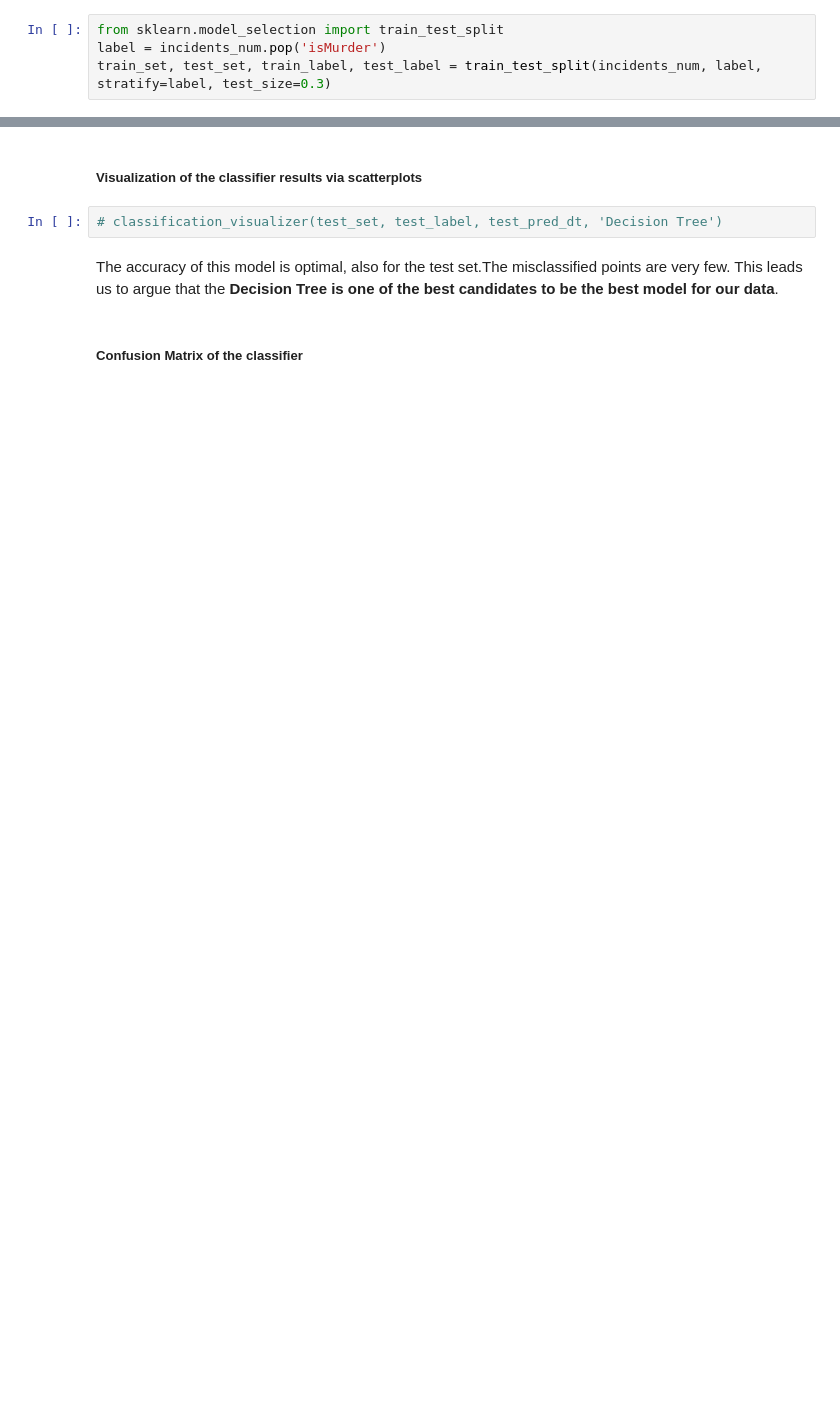
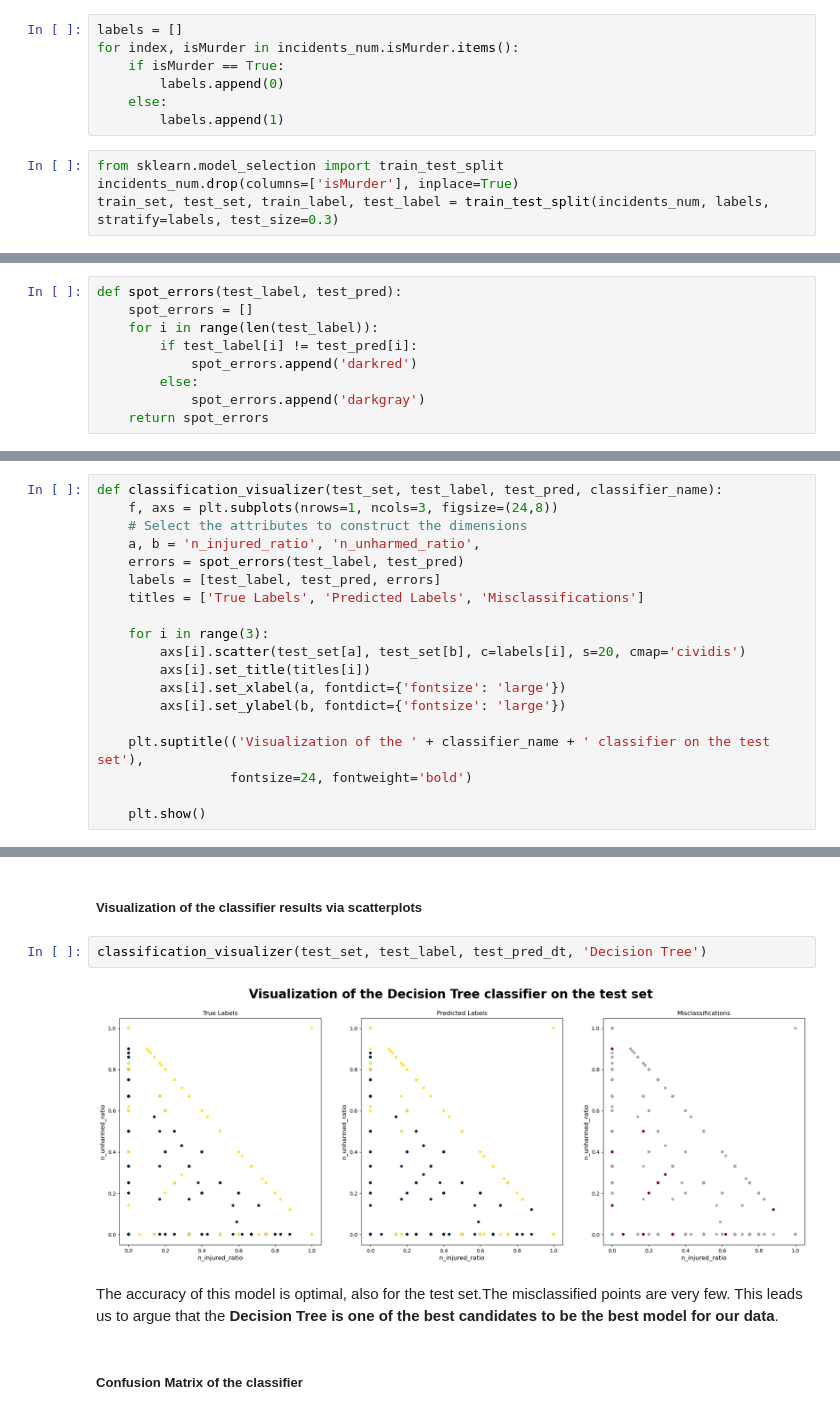
Before and after one commit to LoSpiri/DataMining, a Jupyter notebook: DM_GroupID_TASK3/task_3.ipynb, the cells around one changed output, grey strips where cells are left out. Cells and saved outputs as stored; diff of their text form; blank space fills up the shorter version.

```diff
--- a/DM_GroupID_TASK3/task_3.ipynb
+++ b/DM_GroupID_TASK3/task_3.ipynb
@@ -159,9 +132,16 @@ incidents_num.drop(columns=['n_killed', 'n_killed_ratio'], inplace=True)
 # %% [markdown]
 ### Preparing the training set and test set
+# %%
+labels = []
+for index, isMurder in incidents_num.isMurder.items():
+    if isMurder == True:
+        labels.append(0)
+    else:
+        labels.append(1)
 # %%
 from sklearn.model_selection import train_test_split
-label = incidents_num.pop('isMurder')
-train_set, test_set, train_label, test_label = train_test_split(incidents_num, label, stratify=label, test_size=0.3)
+incidents_num.drop(columns=['isMurder'], inplace=True)
+train_set, test_set, train_label, test_label = train_test_split(incidents_num, labels, stratify=labels, test_size=0.3)
 # %% [markdown]
 ### Aiding the implementation and evaluation of the classifiers with utility functions
 # %%
@@ -176,0 +207,9 @@ def report_scores(test_label, test_pred):
+# %%
+def spot_errors(test_label, test_pred):
+    spot_errors = []
+    for i in range(len(test_label)):
+        if test_label[i] != test_pred[i]:
+            spot_errors.append('darkred')
+        else:
+            spot_errors.append('darkgray')
+    return spot_errors
@@ -176,0 +218,19 @@ def report_scores(test_label, test_pred):
+# %%
+def classification_visualizer(test_set, test_label, test_pred, classifier_name):
+    f, axs = plt.subplots(nrows=1, ncols=3, figsize=(24,8))
+    # Select the attributes to construct the dimensions
+    a, b = 'n_injured_ratio', 'n_unharmed_ratio',
+    errors = spot_errors(test_label, test_pred)
+    labels = [test_label, test_pred, errors]
+    titles = ['True Labels', 'Predicted Labels', 'Misclassifications']
+
+    for i in range(3):
+        axs[i].scatter(test_set[a], test_set[b], c=labels[i], s=20, cmap='cividis')
+        axs[i].set_title(titles[i])
+        axs[i].set_xlabel(a, fontdict={'fontsize': 'large'})
+        axs[i].set_ylabel(b, fontdict={'fontsize': 'large'})
+
+    plt.suptitle(('Visualization of the ' + classifier_name + ' classifier on the test set'),
+                 fontsize=24, fontweight='bold')
+
+    plt.show()
@@ -307,7 +413,9 @@ weighted avg       1.00      1.00      1.00     10211
 # %% [markdown]
 ##### Visualization of the classifier results via scatterplots
 # %%
-# classification_visualizer(test_set, test_label, test_pred_dt, 'Decision Tree')
+classification_visualizer(test_set, test_label, test_pred_dt, 'Decision Tree')
+# %% [output]
+[figure, added]
 # %% [markdown]
 The accuracy of this model is optimal, also for the test set.The misclassified points are very few. This leads us to argue that the **Decision Tree is one of the best candidates to be the best model for our data**.
 # %% [markdown]
```
Also changed, not shown: parts of 23 cells of this notebook, 1 other file.
